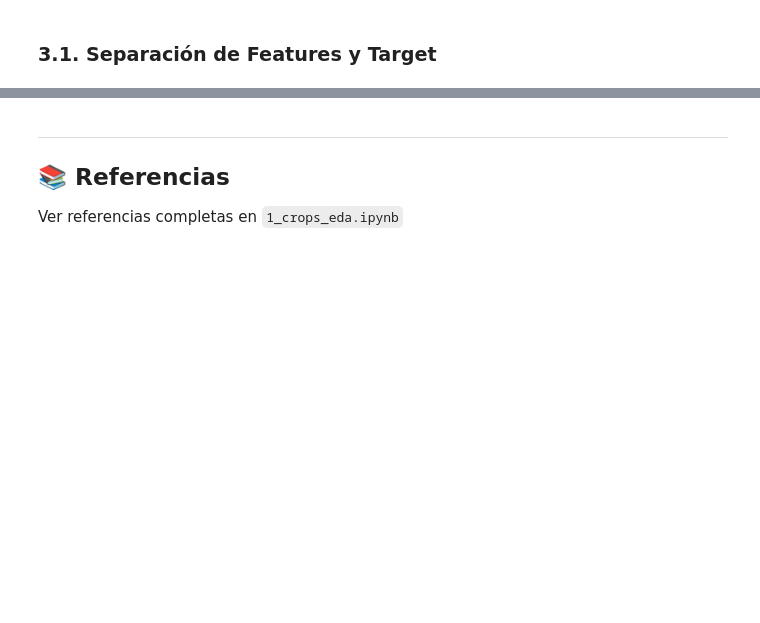
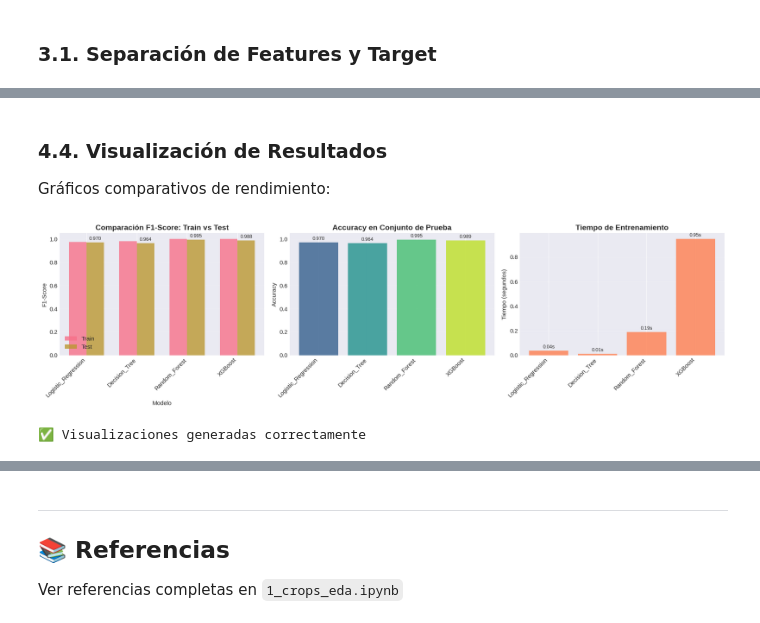
Before and after one commit to alejandrodgz/data_exploration, a Jupyter notebook: notebooks/2_crops_modeling.ipynb, the cells around one changed output, grey strips where cells are left out. Cells and saved outputs as stored; diff of their text form; code cells hidden in the pictures; blank space fills up the shorter version.

```diff
--- a/notebooks/2_crops_modeling.ipynb
+++ b/notebooks/2_crops_modeling.ipynb
@@ -227,0 +206,18 @@ print("⏳ Sección en desarrollo...")
+# %%
+# ============================================
+# 3.1. Separación de Features y Target
+# ============================================
+
+# Separar características (X) y variable objetivo (y)
+X = crop_data.drop(columns=["label"])
+y = crop_data["label"]
+
+print("="*80)
+print("SEPARACIÓN DE FEATURES Y TARGET".center(80))
+print("="*80)
+print(f"\n✅ Features (X): {X.shape[0]} muestras × {X.shape[1]} características")
+print(f"✅ Target (y): {y.shape[0]} muestras × {y.nunique()} clases únicas")
+print(f"\nCaracterísticas numéricas:")
+print(X.columns.tolist())
+print(f"\nClases del target (primeras 10):")
+print(y.value_counts().head(10))
@@ -227,0 +750,62 @@ print("⏳ Sección en desarrollo...")
+# %% [markdown]
+### 4.4. Visualización de Resultados
+
+Gráficos comparativos de rendimiento:
+# %%
+# ============================================
+# 4.4. Visualización de Resultados
+# ============================================
+
+fig, axes = plt.subplots(1, 3, figsize=(18, 5))
+
+# Gráfico 1: Comparación de F1-Score (Train vs Test)
+x = np.arange(len(results_df))
+width = 0.35
+axes[0].bar(x - width/2, results_df['F1-Score Train'], width, label='Train', alpha=0.8)
+axes[0].bar(x + width/2, results_df['F1-Score Test'], width, label='Test', alpha=0.8)
+axes[0].set_xlabel('Modelo')
+axes[0].set_ylabel('F1-Score')
+axes[0].set_title('Comparación F1-Score: Train vs Test', fontweight='bold', fontsize=14)
+axes[0].set_xticks(x)
+axes[0].set_xticklabels(results_df['Modelo'], rotation=45, ha='right')
+axes[0].legend()
+axes[0].grid(axis='y', alpha=0.3)
+axes[0].set_ylim([0, 1.05])
+
+# Añadir valores en las barras
+for i, v in enumerate(results_df['F1-Score Test']):
+    axes[0].text(i + width/2, v + 0.02, f'{v:.3f}', ha='center', fontsize=9)
+
+# Gráfico 2: Accuracy en Test
+colors = plt.cm.viridis(np.linspace(0.3, 0.9, len(results_df)))
+bars = axes[1].bar(results_df['Modelo'], results_df['Accuracy Test'], color=colors, alpha=0.8)
+axes[1].set_ylabel('Accuracy')
+axes[1].set_title('Accuracy en Conjunto de Prueba', fontweight='bold', fontsize=14)
+axes[1].set_xticklabels(results_df['Modelo'], rotation=45, ha='right')
+axes[1].grid(axis='y', alpha=0.3)
+axes[1].set_ylim([0, 1.05])
+
+# Añadir valores
+for bar in bars:
+    height = bar.get_height()
+    axes[1].text(bar.get_x() + bar.get_width()/2., height + 0.02,
+                f'{height:.3f}', ha='center', fontsize=9)
+
+# Gráfico 3: Tiempo de Entrenamiento
+axes[2].bar(results_df['Modelo'], results_df['Tiempo (s)'], color='coral', alpha=0.8)
+axes[2].set_ylabel('Tiempo (segundos)')
+axes[2].set_title('Tiempo de Entrenamiento', fontweight='bold', fontsize=14)
+axes[2].set_xticklabels(results_df['Modelo'], rotation=45, ha='right')
+axes[2].grid(axis='y', alpha=0.3)
+
+# Añadir valores
+for i, v in enumerate(results_df['Tiempo (s)']):
+    axes[2].text(i, v + max(results_df['Tiempo (s)'])*0.02, f'{v:.2f}s', ha='center', fontsize=9)
+
+plt.tight_layout()
+plt.show()
+
+print("\n✅ Visualizaciones generadas correctamente")
+# %% [output]
+[figure, added]
+✅ Visualizaciones generadas correctamente
```
Also changed, not shown: parts of 43 cells of this notebook, 1 other file.
